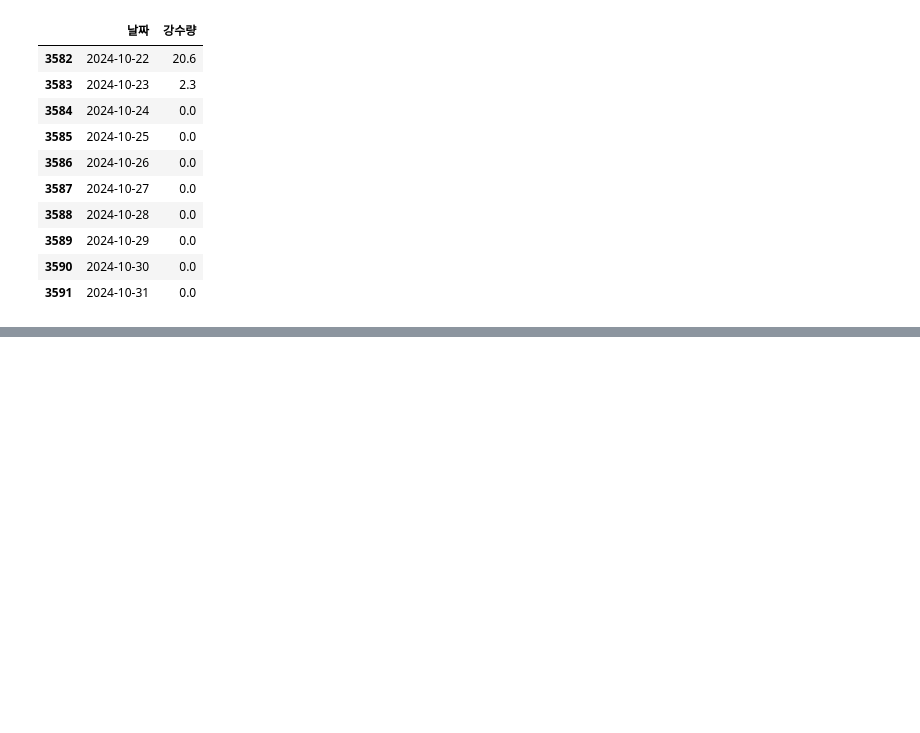
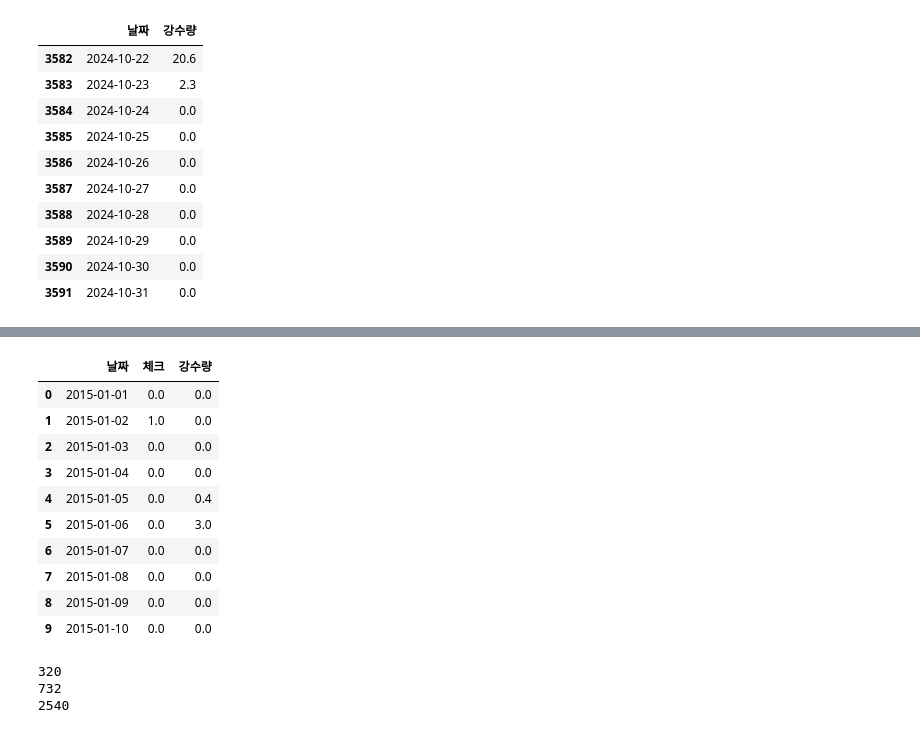
Before and after one commit to InryeolChoi/timeSeries_analysis, a Jupyter notebook: Project/examine.ipynb, the cells around one changed output, grey strips where cells are left out. Saved outputs shown, nothing was run; the diff lists cells and outputs as text; code cells hidden in the pictures; blank space fills up the shorter version.

```diff
--- a/Project/examine.ipynb
+++ b/Project/examine.ipynb
@@ -102,0 +111,5 @@ ImportError: Missing optional dependency 'openpyxl'.  Use pip or conda to instal
+# %%
+time['날짜'] = time['발표시각'].dt.date
+time_unique = time.drop_duplicates(subset='날짜')
+time['발표시각'] = time_unique.drop(columns=['날짜'])
+time['발표시각'].head(10)
@@ -102,0 +128,8 @@ ImportError: Missing optional dependency 'openpyxl'.  Use pip or conda to instal
+# %%
+time = time.dropna(subset=['발표시각'])
+time = time.drop(labels='발표시각', axis=1)
+
+time['날짜'] = pd.to_datetime(time['날짜'])
+# %%
+time['체크'] = 1
+time.head(10)
@@ -102,0 +162,17 @@ ImportError: Missing optional dependency 'openpyxl'.  Use pip or conda to instal
+# %%
+merged_df = pd.merge(time, precip, on='날짜', how='outer')
+merged_df['체크'] = merged_df['체크'].fillna(0)
+# %%
+merged_df.head(10)
+# %% [output]
+|  | 날짜 | 체크 | 강수량 |
+| 0 | 2015-01-01 | 0.0 | 0.0 |
+| 1 | 2015-01-02 | 1.0 | 0.0 |
+| 2 | 2015-01-03 | 0.0 | 0.0 |
+| 3 | 2015-01-04 | 0.0 | 0.0 |
+| 4 | 2015-01-05 | 0.0 | 0.4 |
+| 5 | 2015-01-06 | 0.0 | 3.0 |
+| 6 | 2015-01-07 | 0.0 | 0.0 |
+| 7 | 2015-01-08 | 0.0 | 0.0 |
+| 8 | 2015-01-09 | 0.0 | 0.0 |
+| 9 | 2015-01-10 | 0.0 | 0.0 |
@@ -102,0 +181,8 @@ ImportError: Missing optional dependency 'openpyxl'.  Use pip or conda to instal
+# %%
+print(len(merged_df[(merged_df['강수량'] != 0) & (merged_df['체크'] == 1)]))
+print(len(merged_df[(merged_df['강수량'] != 0) & (merged_df['체크'] == 0)]))
+print(len(merged_df[(merged_df['강수량'] == 0)]))
+# %% [output]
+320
+732
+2540
```
Also changed, not shown: parts of 30 cells of this notebook, 8 other files.
